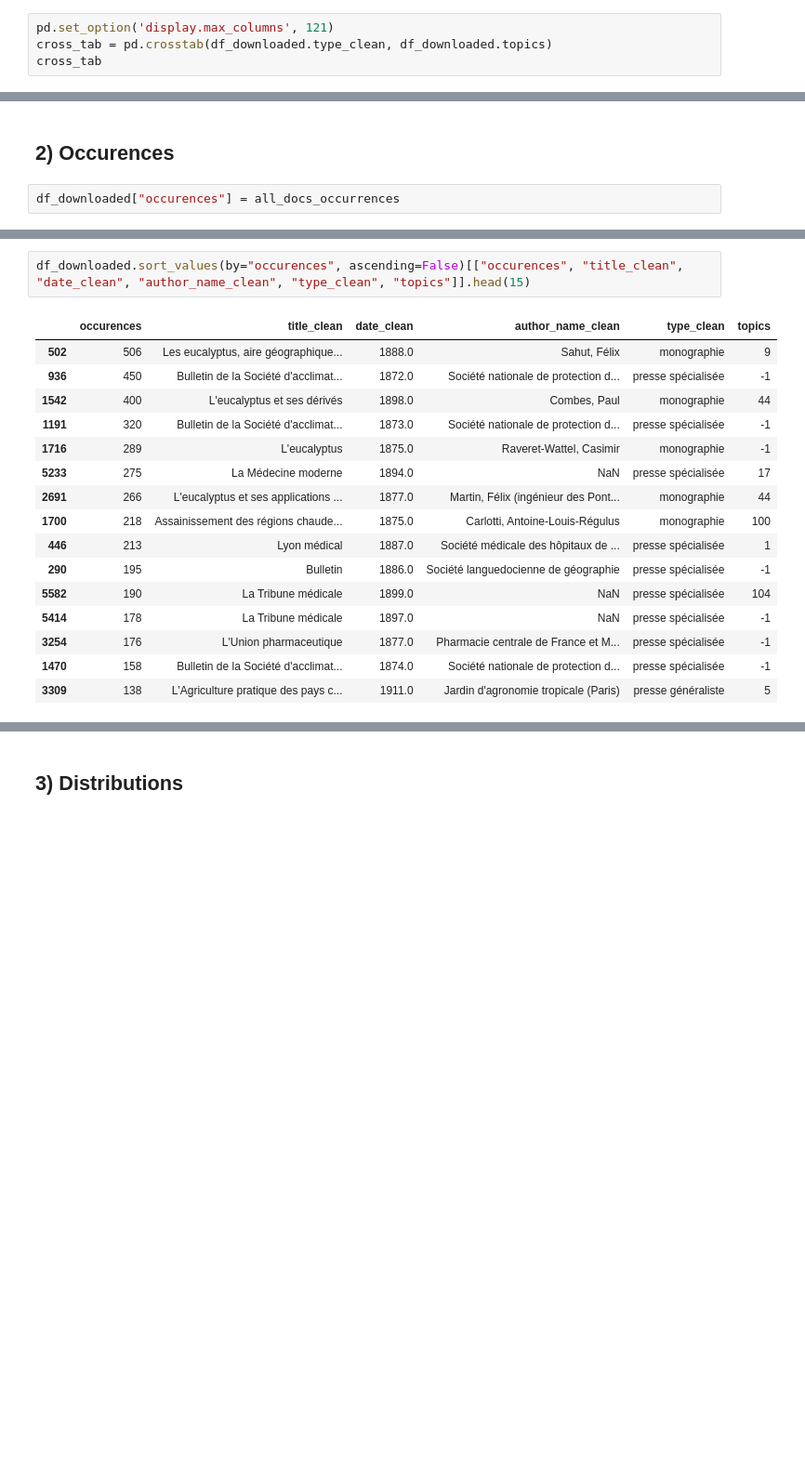
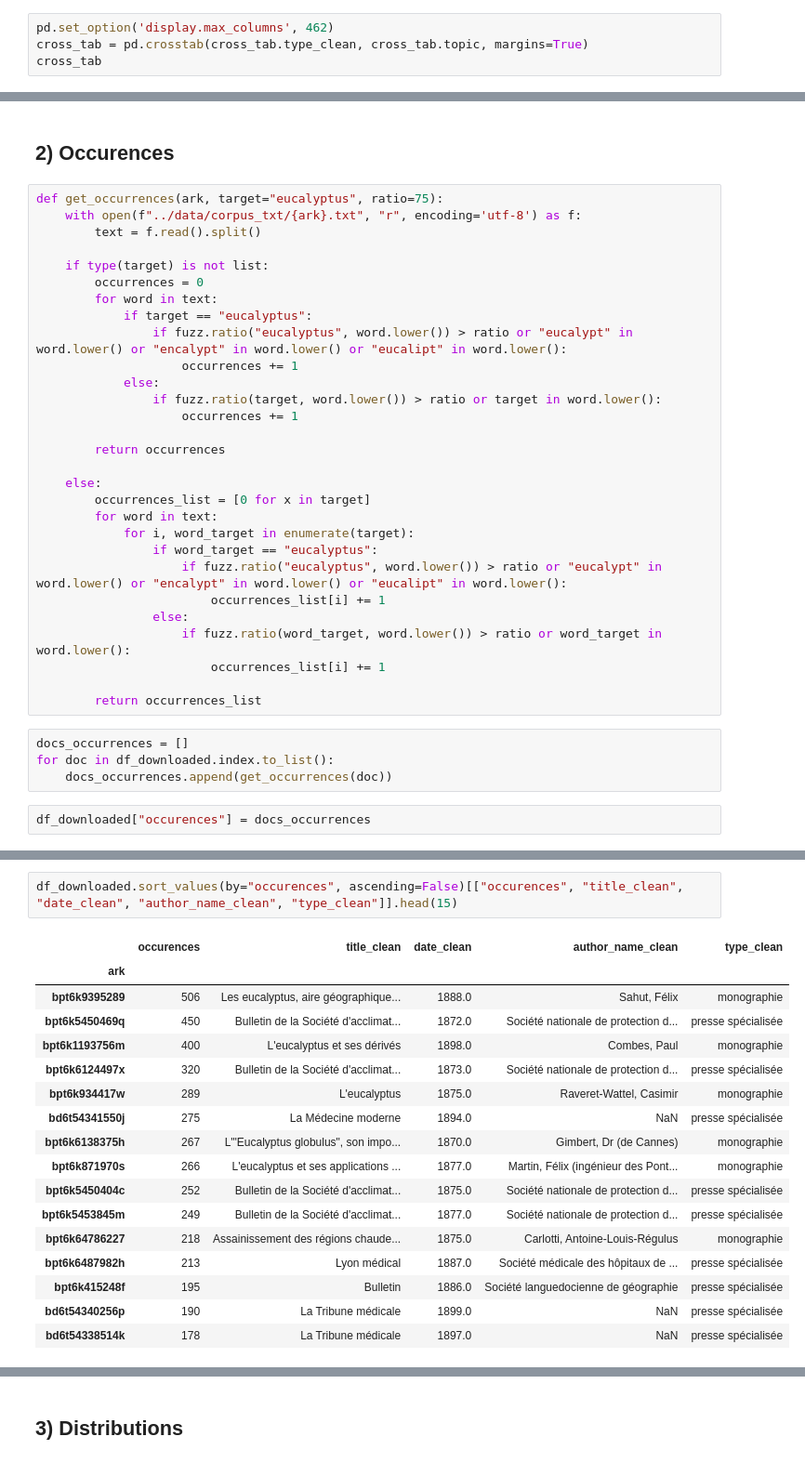
Before and after one commit to dh-epfl-students/lhst-the-ecology-of-eucalyptus, a Jupyter notebook: analysis/early_explo.ipynb, the cells around one changed output, grey strips where cells are left out. Shown at 93% size. Drawn from its saved outputs; the diff is of its cells as text; blank space fills up the shorter version.

```diff
--- a/analysis/early_explo.ipynb
+++ b/analysis/early_explo.ipynb
@@ -145,5 +237,5 @@ topic_document_info_df[topic_document_info_df["Representative_document"] == True
 # %%
-pd.set_option('display.max_columns', 121)
-cross_tab = pd.crosstab(df_downloaded.type_clean, df_downloaded.topics)
+pd.set_option('display.max_columns', 462)
+cross_tab = pd.crosstab(cross_tab.type_clean, cross_tab.topic, margins=True)
 cross_tab
 # %% [output]
@@ -178,7 +267,40 @@ ValueError: Mime type rendering requires nbformat>=4.2.0 but it is not installed
 # %% [markdown]
 ## 2) Occurences
+# %%
+def get_occurrences(ark, target="eucalyptus", ratio=75):
+    with open(f"../data/corpus_txt/{ark}.txt", "r", encoding='utf-8') as f:
+        text = f.read().split()
+
+    if type(target) is not list:
+        occurrences = 0
+        for word in text:
+            if target == "eucalyptus":
+                if fuzz.ratio("eucalyptus", word.lower()) > ratio or "eucalypt" in word.lower() or "encalypt" in word.lower() or "eucalipt" in word.lower():
+                    occurrences += 1
+            else:
+                if fuzz.ratio(target, word.lower()) > ratio or target in word.lower():
+                    occurrences += 1
+
+        return occurrences
+
+    else:
+        occurrences_list = [0 for x in target]
+        for word in text:
+            for i, word_target in enumerate(target):
+                if word_target == "eucalyptus":
+                    if fuzz.ratio("eucalyptus", word.lower()) > ratio or "eucalypt" in word.lower() or "encalypt" in word.lower() or "eucalipt" in word.lower():
+                        occurrences_list[i] += 1
+                else:
+                    if fuzz.ratio(word_target, word.lower()) > ratio or word_target in word.lower():
+                        occurrences_list[i] += 1
+
+        return occurrences_list
+# %%
+docs_occurrences = []
+for doc in df_downloaded.index.to_list():
+    docs_occurrences.append(get_occurrences(doc))
 # %%
-df_downloaded["occurences"] = all_docs_occurrences
+df_downloaded["occurences"] = docs_occurrences
 # %%
 df_downloaded.groupby("type_clean")["occurences"].describe()
 # %% [output]
@@ -192,19 +314,20 @@ df_downloaded.groupby("type_clean")["occurences"].describe()
 # %%
-df_downloaded.sort_values(by="occurences", ascending=False)[["occurences", "title_clean", "date_clean", "author_name_clean", "type_clean", "topics"]].head(15)
+df_downloaded.sort_values(by="occurences", ascending=False)[["occurences", "title_clean", "date_clean", "author_name_clean", "type_clean"]].head(15)
 # %% [output]
-|  | occurences | title_clean | date_clean | author_name_clean | type_clean | topics |
-| 502 | 506 | Les eucalyptus, aire géographique... | 1888.0 | Sahut, Félix | monographie | 9 |
-| 936 | 450 | Bulletin de la Société d'acclimat... | 1872.0 | Société nationale de protection d... | presse spécialisée | -1 |
-| 1542 | 400 | L'eucalyptus et ses dérivés | 1898.0 | Combes, Paul | monographie | 44 |
-| 1191 | 320 | Bulletin de la Société d'acclimat... | 1873.0 | Société nationale de protection d... | presse spécialisée | -1 |
-| 1716 | 289 | L'eucalyptus | 1875.0 | Raveret-Wattel, Casimir | monographie | -1 |
-| 5233 | 275 | La Médecine moderne | 1894.0 | NaN | presse spécialisée | 17 |
-| 2691 | 266 | L'eucalyptus et ses applications ... | 1877.0 | Martin, Félix (ingénieur des Pont... | monographie | 44 |
-| 1700 | 218 | Assainissement des régions chaude... | 1875.0 | Carlotti, Antoine-Louis-Régulus | monographie | 100 |
-| 446 | 213 | Lyon médical | 1887.0 | Société médicale des hôpitaux de ... | presse spécialisée | 1 |
-| 290 | 195 | Bulletin | 1886.0 | Société languedocienne de géographie | presse spécialisée | -1 |
-| 5582 | 190 | La Tribune médicale | 1899.0 | NaN | presse spécialisée | 104 |
-| 5414 | 178 | La Tribune médicale | 1897.0 | NaN | presse spécialisée | -1 |
-| 3254 | 176 | L'Union pharmaceutique | 1877.0 | Pharmacie centrale de France et M... | presse spécialisée | -1 |
-| 1470 | 158 | Bulletin de la Société d'acclimat... | 1874.0 | Société nationale de protection d... | presse spécialisée | -1 |
-| 3309 | 138 | L'Agriculture pratique des pays c... | 1911.0 | Jardin d'agronomie tropicale (Paris) | presse généraliste | 5 |
+|  | occurences | title_clean | date_clean | author_name_clean | type_clean |
+| ark |  |  |  |  |  |
+| bpt6k9395289 | 506 | Les eucalyptus, aire géographique... | 1888.0 | Sahut, Félix | monographie |
+| bpt6k5450469q | 450 | Bulletin de la Société d'acclimat... | 1872.0 | Société nationale de protection d... | presse spécialisée |
+| bpt6k1193756m | 400 | L'eucalyptus et ses dérivés | 1898.0 | Combes, Paul | monographie |
+| bpt6k6124497x | 320 | Bulletin de la Société d'acclimat... | 1873.0 | Société nationale de protection d... | presse spécialisée |
+| bpt6k934417w | 289 | L'eucalyptus | 1875.0 | Raveret-Wattel, Casimir | monographie |
+| bd6t54341550j | 275 | La Médecine moderne | 1894.0 | NaN | presse spécialisée |
+| bpt6k6138375h | 267 | L'"Eucalyptus globulus", son impo... | 1870.0 | Gimbert, Dr (de Cannes) | monographie |
+| bpt6k871970s | 266 | L'eucalyptus et ses applications ... | 1877.0 | Martin, Félix (ingénieur des Pont... | monographie |
+| bpt6k5450404c | 252 | Bulletin de la Société d'acclimat... | 1875.0 | Société nationale de protection d... | presse spécialisée |
+| bpt6k5453845m | 249 | Bulletin de la Société d'acclimat... | 1877.0 | Société nationale de protection d... | presse spécialisée |
+| bpt6k64786227 | 218 | Assainissement des régions chaude... | 1875.0 | Carlotti, Antoine-Louis-Régulus | monographie |
+| bpt6k6487982h | 213 | Lyon médical | 1887.0 | Société médicale des hôpitaux de ... | presse spécialisée |
+| bpt6k415248f | 195 | Bulletin | 1886.0 | Société languedocienne de géographie | presse spécialisée |
+| bd6t54340256p | 190 | La Tribune médicale | 1899.0 | NaN | presse spécialisée |
+| bd6t54338514k | 178 | La Tribune médicale | 1897.0 | NaN | presse spécialisée |
```
Also changed, not shown: parts of 54 cells of this notebook, 7 other files.
